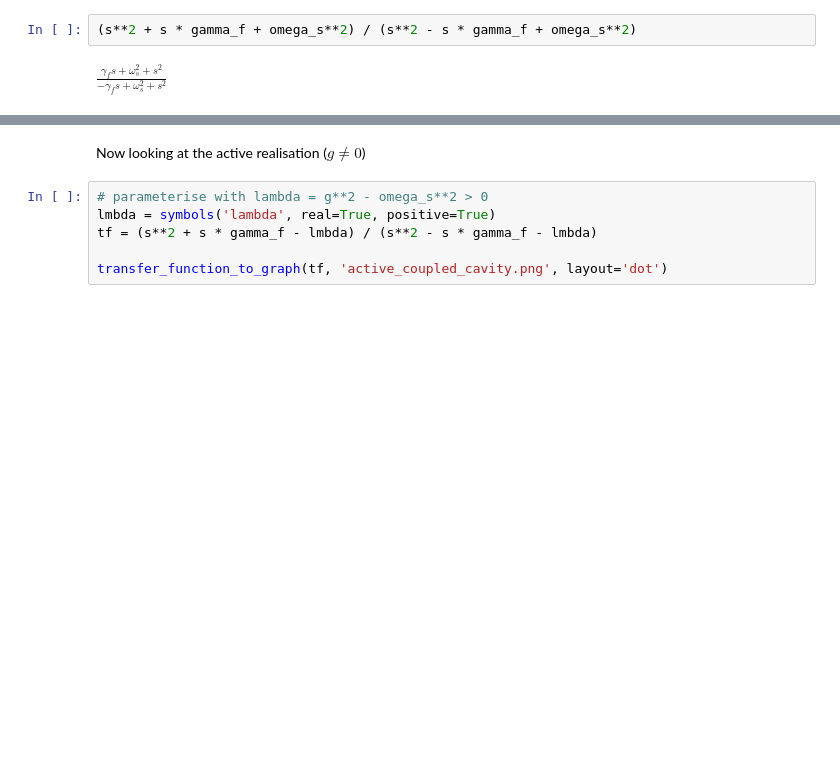
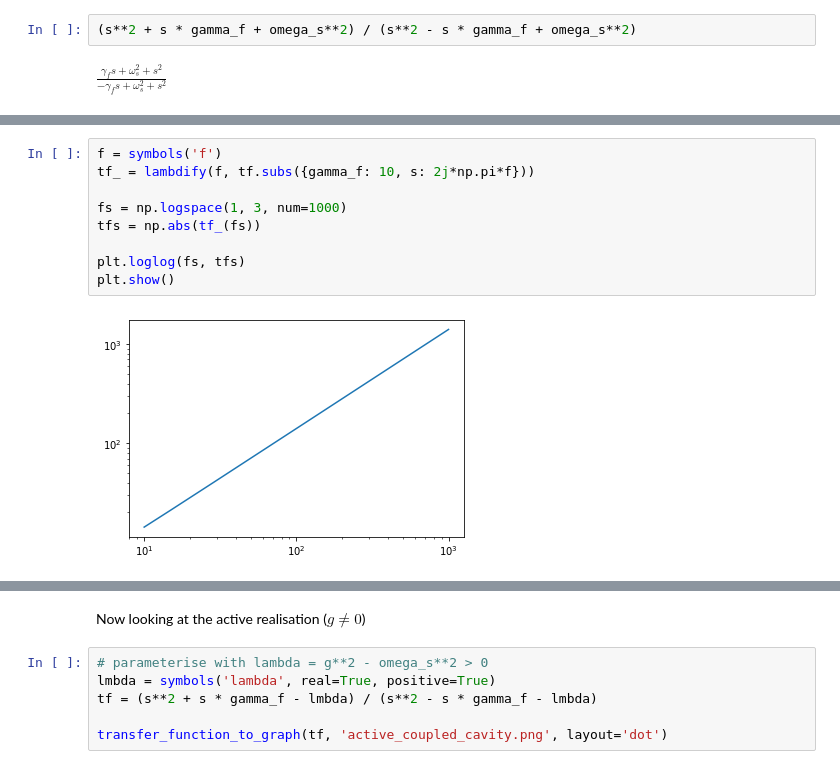
Before and after one commit to joebentley/simba, a Jupyter notebook: notebooks/coupled-cavity.ipynb, the cells around one changed output, grey strips where cells are left out. Drawn from its saved outputs; the diff is of its cells as text; blank space fills up the shorter version.

```diff
--- a/notebooks/coupled-cavity.ipynb
+++ b/notebooks/coupled-cavity.ipynb
@@ -62,0 +121,11 @@ $\displaystyle \frac{\gamma_{f} s + \omega_{s}^{2} + s^{2}}{- \gamma_{f} s + \om
+# %%
+f = symbols('f')
+tf_ = lambdify(f, tf.subs({gamma_f: 10, s: 2j*np.pi*f}))
+
+fs = np.logspace(1, 3, num=1000)
+tfs = np.abs(tf_(fs))
+
+plt.loglog(fs, tfs)
+plt.show()
+# %% [output]
+[figure, added]
```
Also changed, not shown: parts of 12 cells of this notebook, 1 other file.
